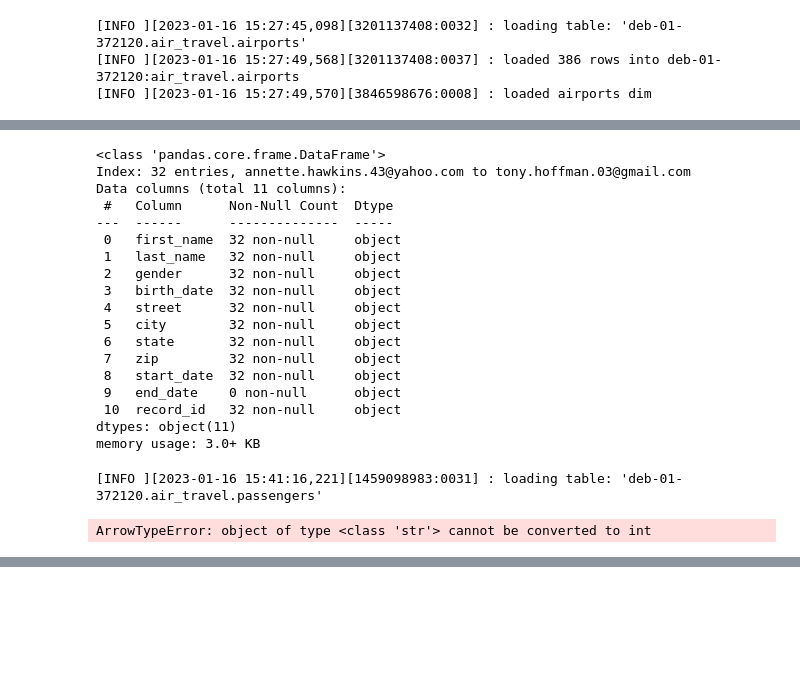
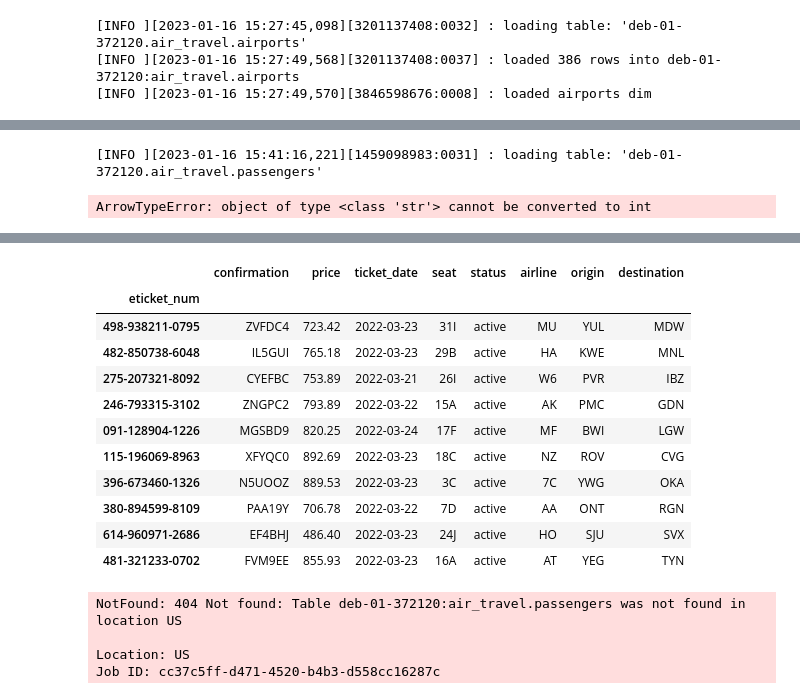
Before and after one commit to philiprobertovich/data-modeling, a Jupyter notebook: main.ipynb, the cells around one changed output, grey strips where cells are left out. Saved outputs shown, nothing was run; the diff lists cells and outputs as text; code cells hidden in the pictures; blank space fills up the shorter version.

Commit message:
create tickets fact table. Error prevents me from uploading tickets and passenger table to BigQuery.

```diff
--- a/main.ipynb
+++ b/main.ipynb
@@ -311,27 +326,6 @@ df.head(10)
 | corey.cook.83@gmail.com | Corey | Cook | M | 1983-06-14 | 9606 Barton Station Apt. 271 | Jacquelinemouth | IN | 47081 | 2023-01-16 | None | ... |
 | danielle.henderson.70@hotmail.com | Danielle | Henderson | NB | 1970-08-11 | 7389 Alec Squares Suite 508 | Port Jonathan | NM | 87320 | 2023-01-16 | None | ... |
 | hannah.smith.66@gmail.com | Hannah | Smith | F | 1966-07-01 | 230 Donna Street | Lake Adrianstad | MN | 56413 | 2023-01-16 | None | ... |
-# %%
-df.info(verbose=True)
-# %% [output]
-<class 'pandas.core.frame.DataFrame'>
-Index: 32 entries, annette.hawkins.43@yahoo.com to tony.hoffman.03@gmail.com
-Data columns (total 11 columns):
- #   Column      Non-Null Count  Dtype
----  ------      --------------  -----
- 0   first_name  32 non-null     object
- 1   last_name   32 non-null     object
- 2   gender      32 non-null     object
- 3   birth_date  32 non-null     object
- 4   street      32 non-null     object
- 5   city        32 non-null     object
- 6   state       32 non-null     object
- 7   zip         32 non-null     object
- 8   start_date  32 non-null     object
- 9   end_date    0 non-null      object
- 10  record_id   32 non-null     object
-dtypes: object(11)
-memory usage: 3.0+ KB
 # %%
 # Load passengers dim into BigQuery
 # get table name and schema from our TABLE_METADATA config param
@@ -344,3 +338,17 @@ logger.info(f"loaded passengers dim")
 # %% [output]
 [INFO ][2023-01-16 15:41:16,221][1459098983:0031] : loading table: 'deb-01-372120.air_travel.passengers'
 ArrowTypeError: object of type <class 'str'> cannot be converted to int
+# %%
+# Set Tickets Fact table with all columns except passenger
+df = tickets_df
+df = df[['eticket_num', 'confirmation', 'price', 'ticket_date', 'seat', 'status', 'airline.iata', 'origin.iata', 'destination.iata']]
+
+# Set index
+df = df.set_index(keys='eticket_num')
+
+# Rename columns
+df = df.rename(columns={'airline.iata':'airline', 'origin.iata':'origin', 'destination.iata':'destination'})
+
+logger.info(f"tickets fact - found {len(df.index)} rows")
+df.head(10)
+# %% [output]
@@ -346,0 +356,33 @@ ArrowTypeError: object of type <class 'str'> cannot be converted to int
+|  | confirmation | price | ticket_date | seat | status | airline | origin | destination |
+| eticket_num |  |  |  |  |  |  |  |  |
+| 498-938211-0795 | ZVFDC4 | 723.42 | 2022-03-23 | 31I | active | MU | YUL | MDW |
+| 482-850738-6048 | IL5GUI | 765.18 | 2022-03-23 | 29B | active | HA | KWE | MNL |
+| 275-207321-8092 | CYEFBC | 753.89 | 2022-03-21 | 26I | active | W6 | PVR | IBZ |
+| 246-793315-3102 | ZNGPC2 | 793.89 | 2022-03-22 | 15A | active | AK | PMC | GDN |
+| 091-128904-1226 | MGSBD9 | 820.25 | 2022-03-24 | 17F | active | MF | BWI | LGW |
+| 115-196069-8963 | XFYQC0 | 892.69 | 2022-03-23 | 18C | active | NZ | ROV | CVG |
+| 396-673460-1326 | N5UOOZ | 889.53 | 2022-03-23 | 3C | active | 7C | YWG | OKA |
+| 380-894599-8109 | PAA19Y | 706.78 | 2022-03-22 | 7D | active | AA | ONT | RGN |
+| 614-960971-2686 | EF4BHJ | 486.40 | 2022-03-23 | 24J | active | HO | SJU | SVX |
+| 481-321233-0702 | FVM9EE | 855.93 | 2022-03-23 | 16A | active | AT | YEG | TYN |
+# %%
+# Lookup passenger UUID and join it to the tickets df
+query = f"""
+  SELECT
+    uuid
+  FROM
+    `{PROJECT_NAME}.{DATASET_NAME}.passengers`
+"""
+
+pass_df = client.query(query).to_dataframe()
+
+df = df.drop(columns='uuid', errors='ignore')
+
+df = df.join(pass_df, how='right-join')
+
+df.head()
+# %% [output]
+NotFound: 404 Not found: Table deb-01-372120:air_travel.passengers was not found in location US
+
+Location: US
+Job ID: cc37c5ff-d471-4520-b4b3-d558cc16287c
```
Also changed, not shown: parts of 4 cells of this notebook.
